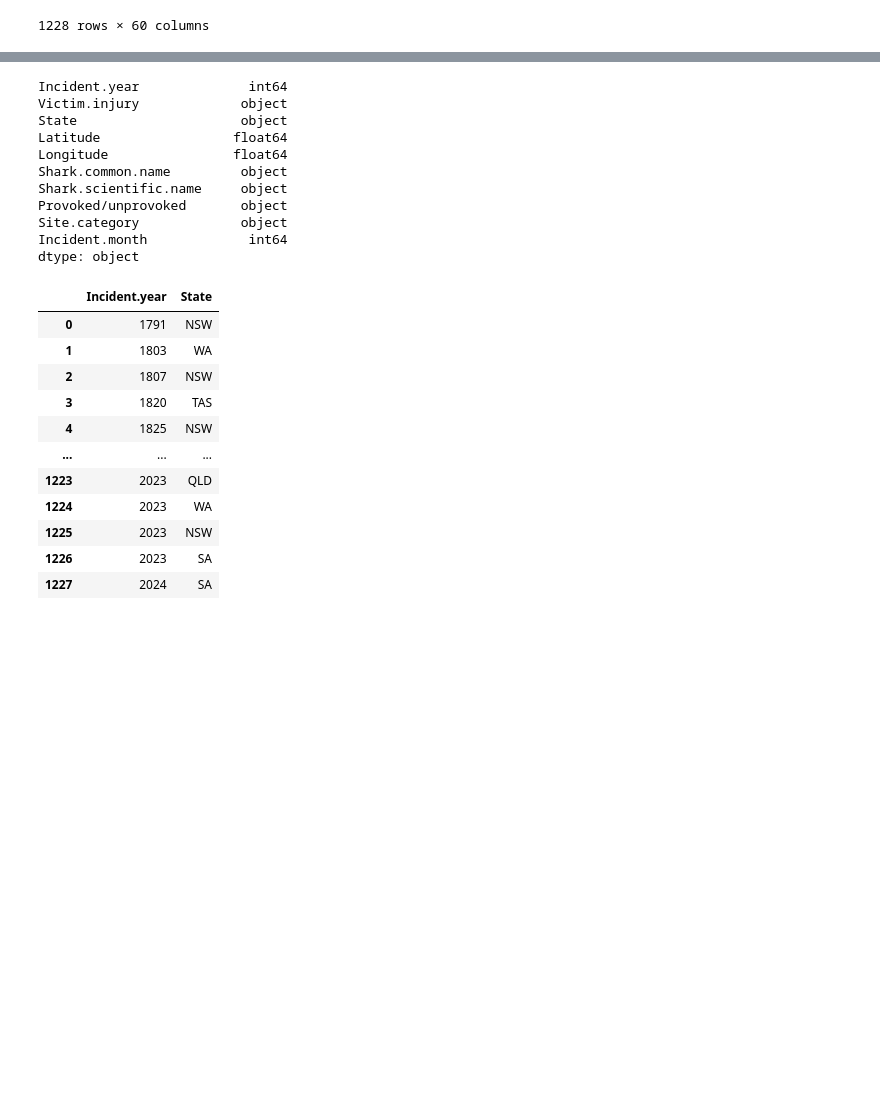
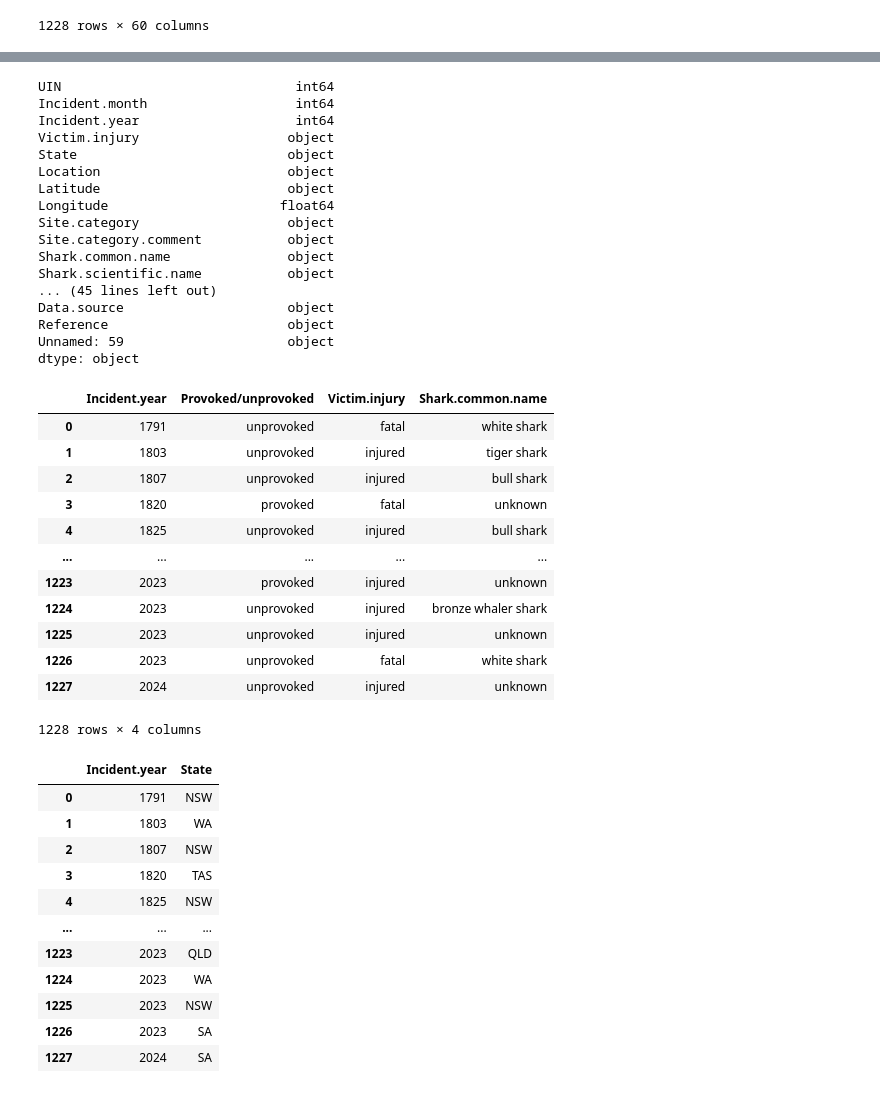
Before and after one commit to Group-4-Project-3/Australian-Shark-Attacks, a Jupyter notebook: Resources/combined_mel.ipynb, the cells around one changed output, grey strips where cells are left out. Cells and saved outputs as stored; diff of their text form; code cells hidden in the pictures; blank space fills up the shorter version.

```diff
--- a/Resources/D_B_P_combined_code.ipynb
+++ b/Resources/combined_mel.ipynb
@@ -29,16 +34,3 @@ original_df
 | 1226 | 1227 | 12 | 2023 | fatal | SA | ethel beach, yorke penninsula | -34.679356 | 137.684906. | ... |
 | 1227 | 1228 | 1 | 2024 | injured | SA | eyre penninsula | -34.3333 | 135.7500. | ... |
 1228 rows × 60 columns
-# %%
-# keep relevant columns
-original_df = original_df[['Incident.year',
-                           'Victim.injury',
-                           'State',
-                           'Latitude',
-                           'Longitude',
-                           'Shark.common.name',
-                           'Shark.scientific.name',
-                          'Provoked/unprovoked',
-                          'Site.category',
-                          'Incident.month']]
-original_df
@@ -77,17 +61,44 @@ dtype: object
 clean_df['Longitude'] = clean_df['Longitude'].astype(str).str.rstrip('.').astype(float)
 clean_df.dtypes
 # %% [output]
-Incident.year              int64
-Victim.injury             object
-State                     object
-Latitude                 float64
-Longitude                float64
-Shark.common.name         object
-Shark.scientific.name     object
-Provoked/unprovoked       object
-Site.category             object
-Incident.month             int64
+UIN                              int64
+Incident.month                   int64
+Incident.year                    int64
+Victim.injury                   object
+State                           object
+Location                        object
+Latitude                        object
+Longitude                      float64
+Site.category                   object
+Site.category.comment           object
+Shark.common.name               object
+Shark.scientific.name           object
+... (45 lines left out)
+Data.source                     object
+Reference                       object
+Unnamed: 59                     object
 dtype: object
+# %%
+# ---------------------------------------- Mel added ------------------------------------------------------------------
+# select my chosen columns focusing on shark types based on state
+injury_reduced_df = clean_df.loc[:, ["Incident.year", "Provoked/unprovoked", "Victim.injury", "Shark.common.name" ]]
+injury_reduced_df
+
+# ----------------------------------------------------------------------------------------------------------------------
+# %% [output]
+|  | Incident.year | Provoked/unprovoked | Victim.injury | Shark.common.name |
+| 0 | 1791 | unprovoked | fatal | white shark |
+| 1 | 1803 | unprovoked | injured | tiger shark |
+| 2 | 1807 | unprovoked | injured | bull shark |
+| 3 | 1820 | provoked | fatal | unknown |
+| 4 | 1825 | unprovoked | injured | bull shark |
+| ... | ... | ... | ... | ... |
+| 1223 | 2023 | provoked | injured | unknown |
+| 1224 | 2023 | unprovoked | injured | bronze whaler shark |
+| 1225 | 2023 | unprovoked | injured | unknown |
+| 1226 | 2023 | unprovoked | fatal | white shark |
+| 1227 | 2024 | unprovoked | injured | unknown |
+1228 rows × 4 columns
 # %%
 yearly_df = clean_df.loc[:,["Incident.year", "State"]]
 yearly_df
```
Also changed, not shown: parts of 5 cells of this notebook, 4 other files.
